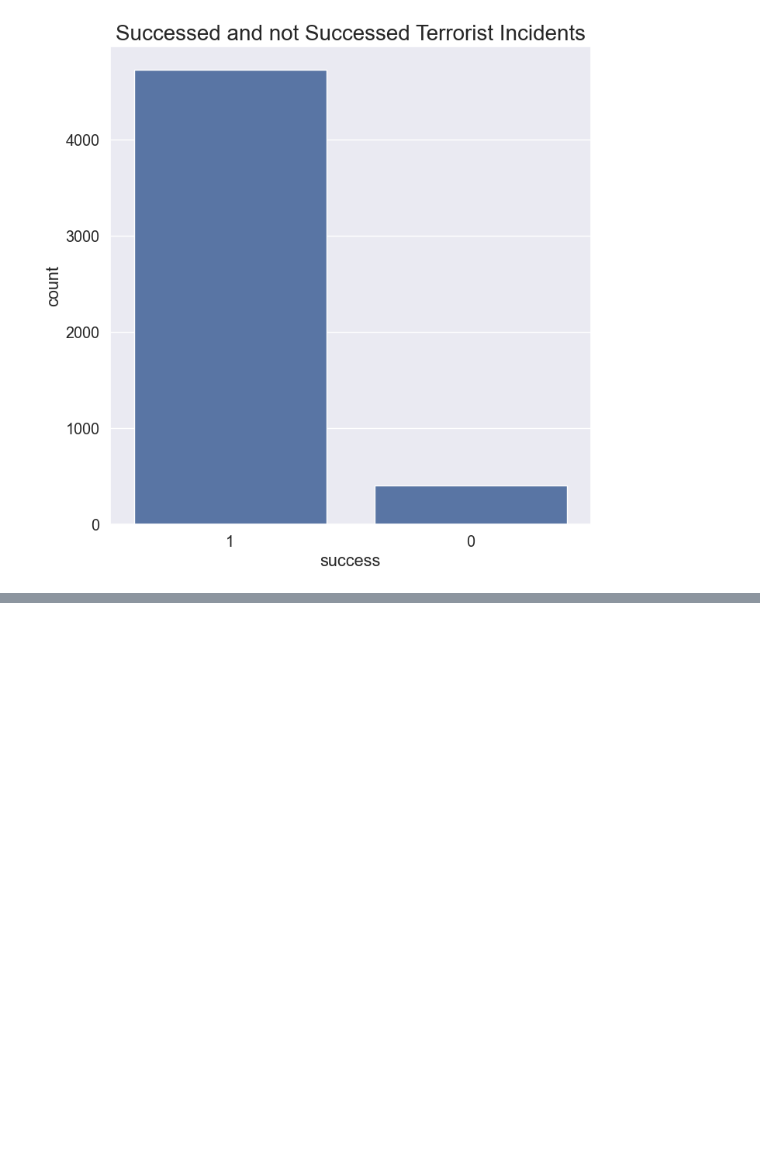
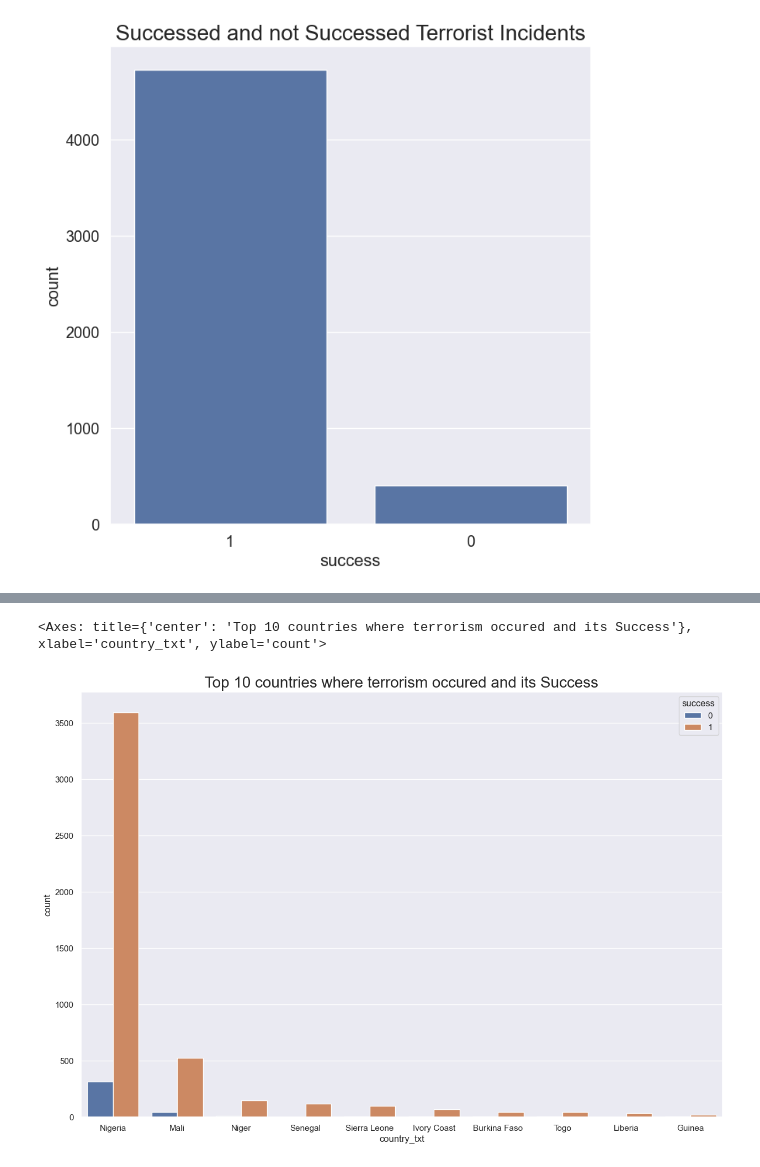
Before and after one commit to baafbass/Casptone_Project_For_SDG, a Jupyter notebook: Terrorism_attack.ipynb, the cells around one changed output, grey strips where cells are left out. Drawn from its saved outputs; the diff is of its cells as text; code cells hidden in the pictures; blank space fills up the shorter version.

```diff
--- a/Terrorism_attack.ipynb
+++ b/Terrorism_attack.ipynb
@@ -251,0 +270,6 @@ plt.show()
+# %%
+plt.title("Top 10 countries where terrorism occured and its Success",size=20)
+sns.countplot(x="country_txt",hue="success",data=df,order=df.country_txt.value_counts().iloc[:10].index)
+# %% [output]
+<Axes: title={'center': 'Top 10 countries where terrorism occured and its Success'}, xlabel='country_txt', ylabel='count'>
+[figure, added]
```
Also changed, not shown: parts of 12 cells of this notebook.
